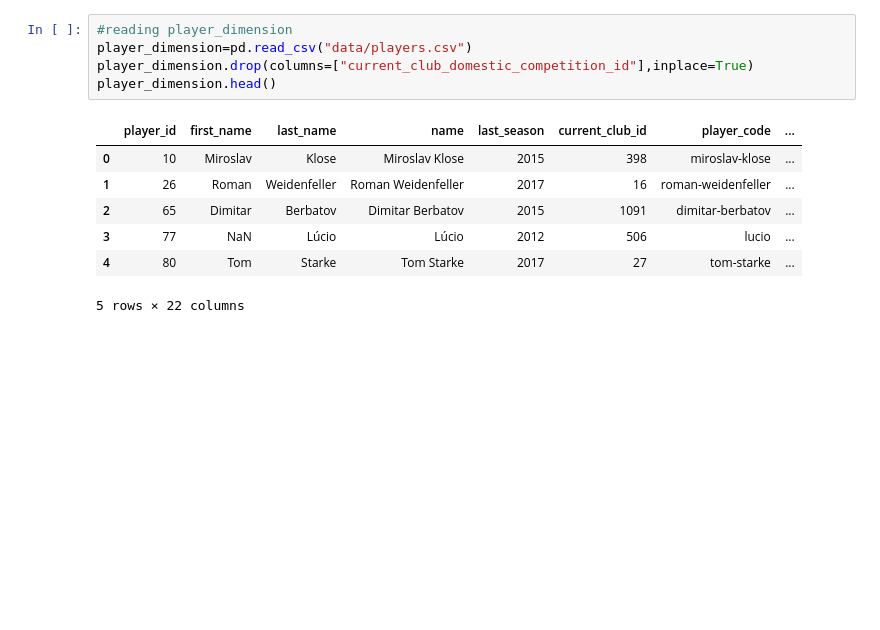
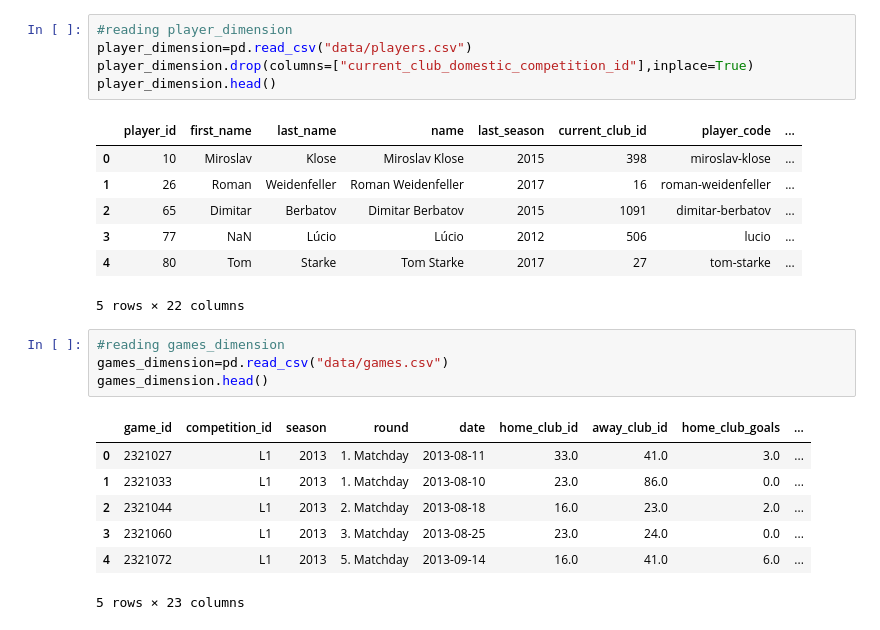
Before and after one commit to abanoub1555/Football-Data-from-Transfermarkt, a Jupyter notebook: transfer-data.ipynb, the cells around one changed output. Cells and saved outputs as stored; diff of their text form; blank space fills up the shorter version.

```diff
--- a/transfer-data.ipynb
+++ b/transfer-data.ipynb
@@ -56,5 +65,17 @@ player_dimension.head()
 | 3 | 77 | NaN | Lúcio | Lúcio | 2012 | 506 | lucio | ... |
 | 4 | 80 | Tom | Starke | Tom Starke | 2017 | 27 | tom-starke | ... |
 5 rows × 22 columns
+# %%
+#reading games_dimension
+games_dimension=pd.read_csv("data/games.csv")
+games_dimension.head()
+# %% [output]
+|  | game_id | competition_id | season | round | date | home_club_id | away_club_id | home_club_goals | ... |
+| 0 | 2321027 | L1 | 2013 | 1. Matchday | 2013-08-11 | 33.0 | 41.0 | 3.0 | ... |
+| 1 | 2321033 | L1 | 2013 | 1. Matchday | 2013-08-10 | 23.0 | 86.0 | 0.0 | ... |
+| 2 | 2321044 | L1 | 2013 | 2. Matchday | 2013-08-18 | 16.0 | 23.0 | 2.0 | ... |
+| 3 | 2321060 | L1 | 2013 | 3. Matchday | 2013-08-25 | 23.0 | 24.0 | 0.0 | ... |
+| 4 | 2321072 | L1 | 2013 | 5. Matchday | 2013-09-14 | 16.0 | 41.0 | 6.0 | ... |
+5 rows × 23 columns
 # %%
 #transform club_dimension
```
Also changed, not shown: parts of 15 cells of this notebook, 2 other files.
